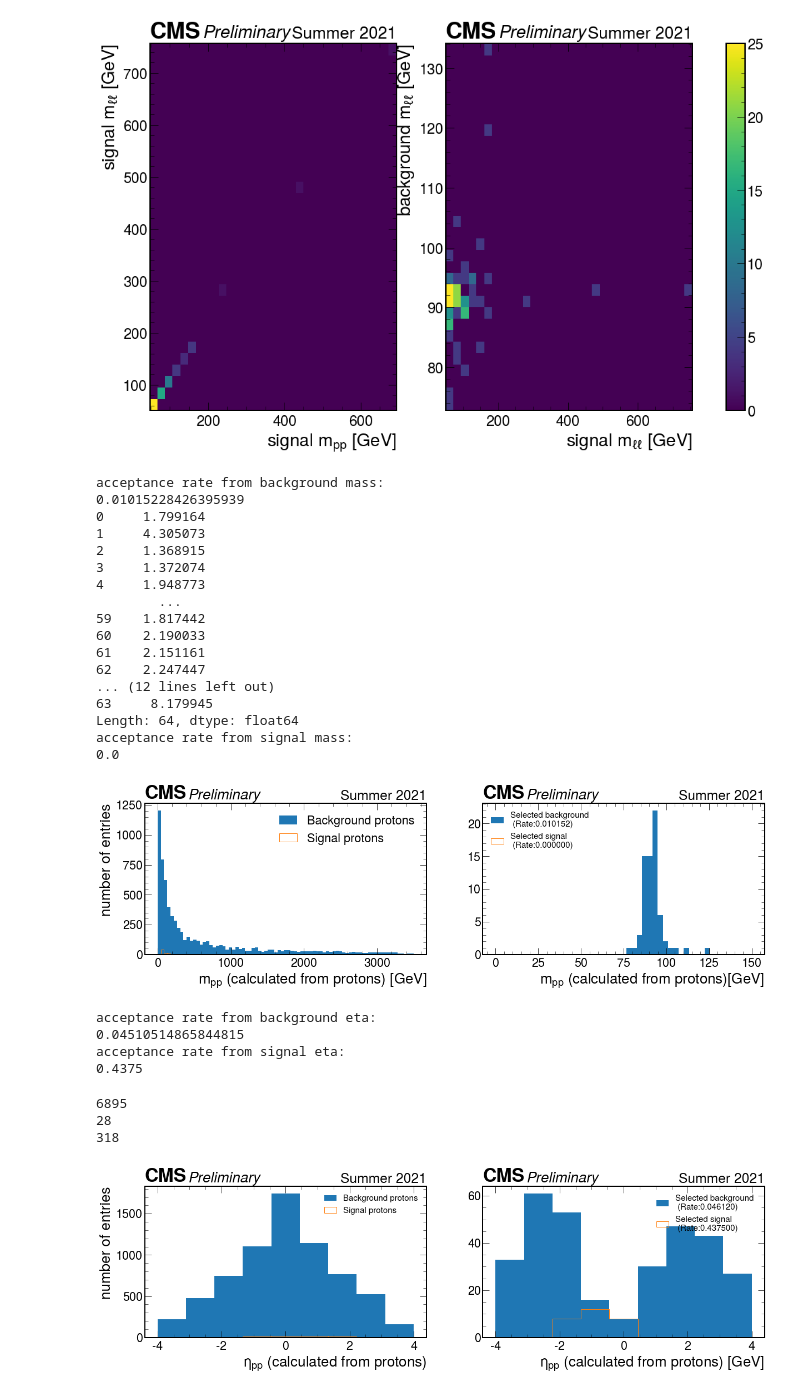
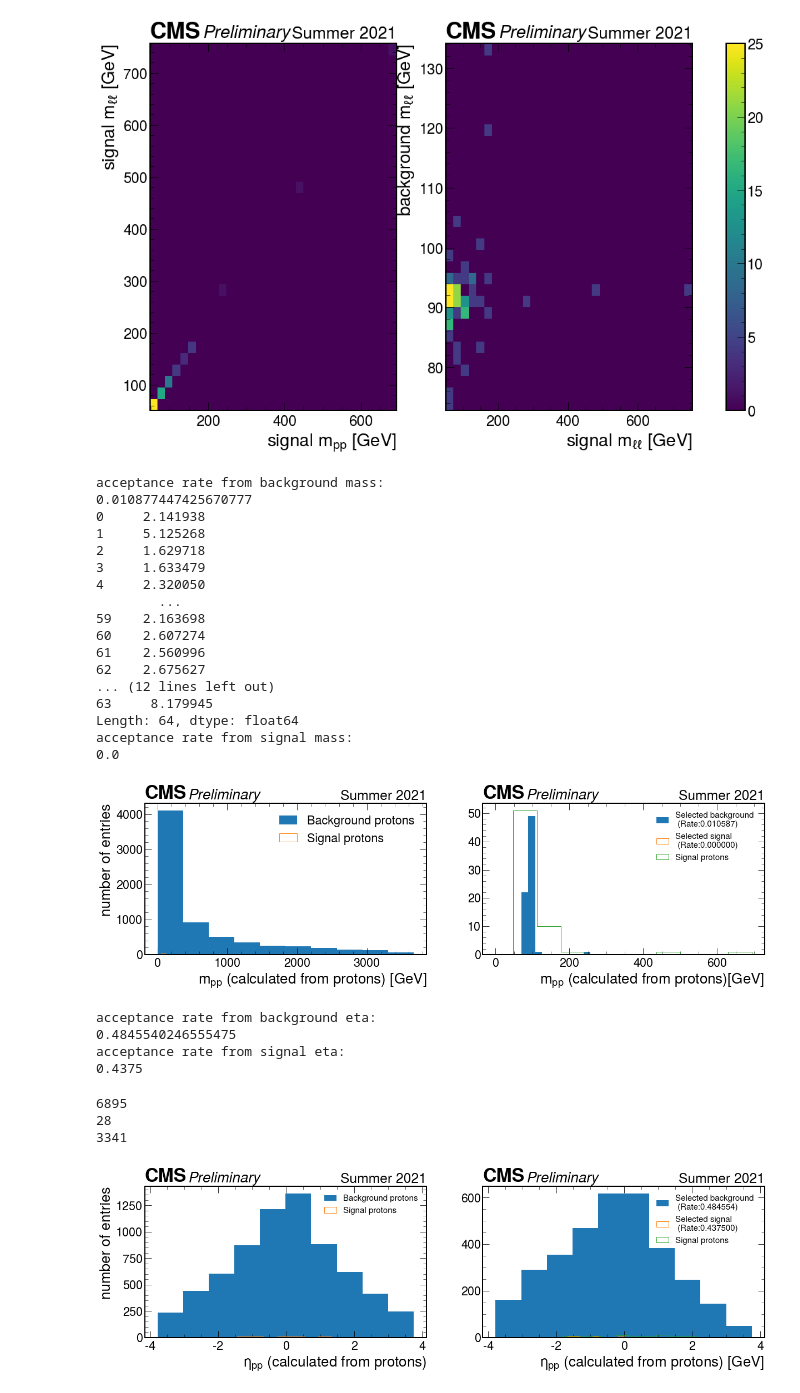
Before and after one commit to jloemker/SWAN, a Jupyter notebook: Analysis_Bg_Sig.ipynb, the cells around one changed output. Saved outputs shown, nothing was run; the diff lists cells and outputs as text; code cells hidden in the pictures.

```diff
--- a/Analysis_Bg_Sig.ipynb
+++ b/Analysis_Bg_Sig.ipynb
@@ -182,12 +182,12 @@ for i in tqdm(range(n)):
     data['b_mll'].append((mu1+mu2).M())
     data['b_yll'].append((mu1+mu2).Eta())
     #add proton information
-    xi1=pr.genproton_xi[pr1_idx]
-    xi2=pr.genproton_xi[pr2_idx]
+    xi1=pr.genproton_xi[b_pr1_idx]
+    xi2=pr.genproton_xi[b_pr2_idx]
     data['b_pr1_xi'].append(xi1)
-    data['b_pr1_vz'].append(pr.genproton_vz[pr1_idx])
+    data['b_pr1_vz'].append(pr.genproton_vz[b_pr1_idx])
     data['b_pr2_xi'].append(xi2)
-    data['b_pr2_vz'].append(pr.genproton_vz[pr2_idx])
+    data['b_pr2_vz'].append(pr.genproton_vz[b_pr2_idx])
     #calculate invariant mass from two muons:
     #print(xi1*xi2)
     #otherwise nan in sqrt
@@ -491,7 +511,7 @@ for i in tqdm(range(N)):
     ev=bg_event_info[i]
     data['evt_t0'].append(ev.genvtx_t0)
 # %%
-#All for the background sample - (old but randomized version)
+#All for the background sample - (Randomized version)
 
 #-----Skip this cell !
 
@@ -530,8 +550,8 @@ for i in tqdm(range(N)):
     pr=bg_protons[i]
     pr1_idx=-1; pr2_idx=-1
     #get all indices of positive and negative protons:
-    proton_pos_idx=np.where(ak.to_numpy((pr.genproton_ispu) & (pr.genproton_pz>0) & (pr.genproton_pz<6999) ))[0][0]
-    proton_neg_idx=np.where(ak.to_numpy((pr.genproton_ispu) & (pr.genproton_pz<0) & (pr.genproton_pz>- 6999) ))[0][0]
+    proton_pos_idx=np.where(ak.to_numpy((pr.genproton_ispu) & (pr.genproton_pz>0) ))[0][0]#& (pr.genproton_pz<6999) ))[0][0]
+    proton_neg_idx=np.where(ak.to_numpy((pr.genproton_ispu) & (pr.genproton_pz<0) ))[0][0]#& (pr.genproton_pz> 6999) ))[0][0]
     #create list of all possible pair combinations betwen list 1 and list 2:
     proton_pairs_idx=np.array(np.meshgrid(b_proton_pos_idx,b_proton_neg_idx)).T.reshape(-1,2)
     #pick up a random pair:
@@ -721,7 +741,7 @@ data = abs(analysis['s_mpp'] - analysis['s_mll'])
 print(2*sigma_m*analysis['s_mll'])
 print(data)
 for i in range(0,len(data)):
-    if data[i] < abs(2*sigma_m*analysis['s_mpp'][i]):
+    if data[i] < abs(2*sigma_m*analysis['s_mll'][i]):
         s = np.append(s, analysis['s_mpp'][i])
 
 m_acc_s = len(s)/len(data)
@@ -729,17 +749,17 @@ print('acceptance rate from signal mass:')
 print(m_acc_s)
 # %% [output]
 acceptance rate from background mass:
-0.01015228426395939
-0     1.799164
-1     4.305073
-2     1.368915
-3     1.372074
-4     1.948773
+0.010877447425670777
+0     2.141938
+1     5.125268
+2     1.629718
+3     1.633479
+4     2.320050
         ...
-59    1.817442
-60    2.190033
-61    2.151161
-62    2.247447
+59    2.163698
+60    2.607274
+61    2.560996
+62    2.675627
 ... (12 lines left out)
 63     8.179945
 Length: 64, dtype: float64
@@ -749,22 +769,23 @@ acceptance rate from signal mass:
 
 #plt.savefig('Correct/muon_eta.png',bbox_inches='tight')
 f, ax = plt.subplots(1,2,figsize=(20,5),sharey=False)
-bins = np.linspace(0,3500,80)
-ax[0].hist(bg_anal['mpp'],bins,label='Background protons')
-ax[0].hist(analysis['s_mpp'],bins,histtype='step', label='Signal protons')
+#bins = np.linspace(0,3500,80)
+ax[0].hist(bg_anal['mpp'],label='Background protons')
+ax[0].hist(analysis['s_mpp'],histtype='step', label='Signal protons')
 ax[0].set(xlabel=r'$m_{pp}$ (calculated from protons) [GeV]', ylabel='number of entries')
 ax[0].legend()
-bins = np.linspace(0,150,50)
-ax[1].hist(b,bins,label='Selected background \n (Rate:%6.6f)'%m_acc_bg)
-ax[1].hist(s,bins,histtype='step',label='Selected signal \n (Rate:%6.6f)'%m_acc_s)
+bins = np.linspace(0,150,150)
+ax[1].hist(b,label='Selected background \n (Rate:%6.6f)'%m_acc_bg)
+ax[1].hist(s,histtype='step',label='Selected signal \n (Rate:%6.6f)'%m_acc_s)
+ax[1].hist(analysis['s_mpp'],histtype='step',label='Signal protons')
 ax[1].set(xlabel=r'$m_{pp}$ (calculated from protons)[GeV]')
 ax[1].legend(fontsize=15)
 for i in range(2):
     hep.cms.label(llabel="Preliminary", rlabel="Summer 2021", ax=ax[i])
     #ax[i].legend()
-#plt.savefig('Week4/surviving_protons_mass.png',bbox_inches='tight')
+#plt.savefig('Week4/surviving_protons_mass_no uppersigcut_fullrange.png',bbox_inches='tight')
 # %% [output]
-[figure, old version]
+[figure, new version]
 # %%
 #criteria for selection: |ypp-yll|<2sigma*mll
 b = []
@@ -780,44 +801,45 @@ print(y_acc_bg)
 
 s = []
 #print(len(analysis['s_yll']))
-data = analysis['s_ypp'] - analysis['s_yll']
+data = abs(analysis['s_ypp'] - analysis['s_yll'])
 for i in range(0,len(data)):
     if data[i] < abs(2*sigma_y*analysis['s_yll'][i]): #but if I leave it out here, I have 0 for the signal acceptance!
-        s = np.append(s, analysis['s_yll'][i])
+        s = np.append(s, analysis['s_ypp'][i])
 #print(len(s))
 y_acc_s = len(s)/len(data)
 print('acceptance rate from signal eta:')
 print(y_acc_s)
 # %% [output]
 acceptance rate from background eta:
-0.04510514865844815
+0.4845540246555475
 acceptance rate from signal eta:
 0.4375
 # %%
 
 #plt.savefig('Correct/muon_eta.png',bbox_inches='tight')
 f, ax = plt.subplots(1,2,figsize=(20,5),sharey=False)
 bins = np.linspace(-4,4,10)
 print(len(bg_anal['ypp']))
-ax[0].hist(bg_anal['ypp'],bins,label='Background protons')
-ax[0].hist(analysis['s_ypp'],bins, histtype='step', label='Signal protons')
+ax[0].hist(bg_anal['ypp'],label='Background protons')
+ax[0].hist(analysis['s_ypp'], histtype='step', label='Signal protons')
 ax[0].set(xlabel=r'$\eta_{pp}$ (calculated from protons)', ylabel='number of entries')
 binsb = np.linspace(-4,4,10)
 print(len(s))
 print(len(b))
-ax[1].hist(b,binsb,label='Selected background \n (Rate:%6.6f)'%y_acc_bg)
-ax[1].hist(s,bins,histtype='step',label='Selected signal \n (Rate:%6.6f)'%y_acc_s)
+ax[1].hist(b,label='Selected background \n (Rate:%6.6f)'%y_acc_bg)
+ax[1].hist(s,histtype='step',label='Selected signal \n (Rate:%6.6f)'%y_acc_s)
+ax[1].hist(analysis['s_ypp'], histtype='step', label='Signal protons')
 ax[1].set(xlabel=r'$\eta_{pp}$ (calculated from protons) [GeV]')
 
 for i in range(2):
     hep.cms.label(llabel="Preliminary", rlabel="Summer 2021", ax=ax[i])
     ax[i].legend(fontsize=15)
-#plt.savefig('Week4/surviving_protons_eta.png', bbox_inches='tight')
+#plt.savefig('Week4/surviving_protons_eta_nosigcut_full.png', bbox_inches='tight')
 # %% [output]
 6895
 28
-318
+3341
-[figure, old version]
+[figure, new version]
 # %%
 #________________________________________________________________________________________For the ultimate goal !
 #def GetSignalProtons(all_proton_pairs):
```
Also changed, not shown: parts of 3 cells of this notebook, 1 other file.
